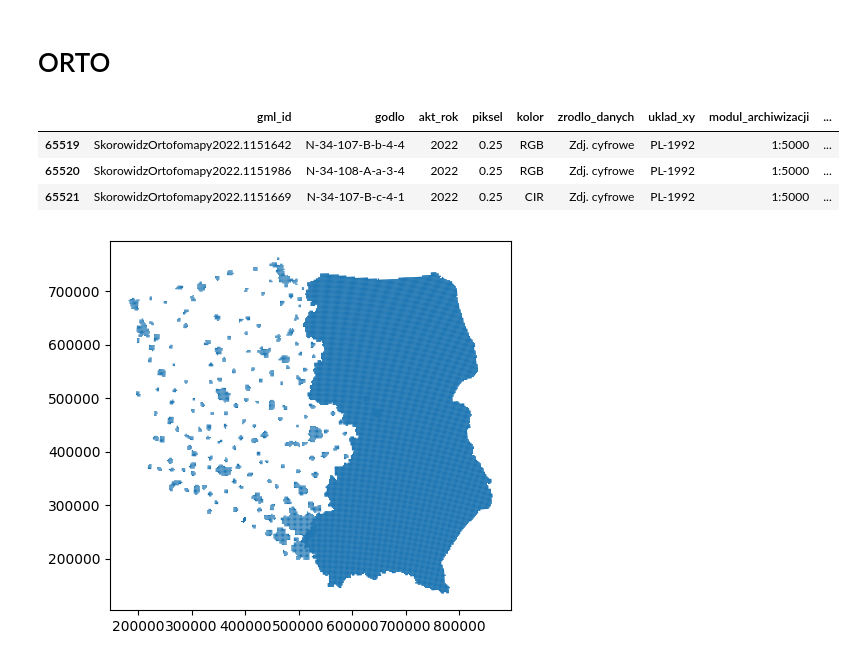
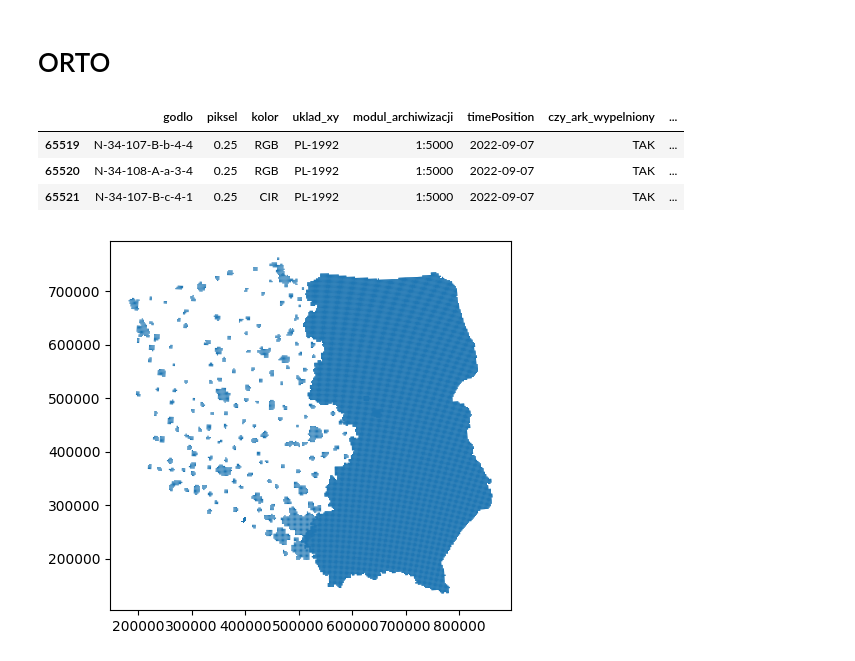
Before and after one commit to krz144/SISS, a Jupyter notebook: orto_bdot_meta.ipynb, the cells around one changed output. Cells and saved outputs as stored; diff of their text form; code cells hidden in the pictures.

Commit message:
metadata dataframes

```diff
--- a/orto_bdot_meta.ipynb
+++ b/orto_bdot_meta.ipynb
@@ -28,23 +28,22 @@ orto = {
 2018: gpd.read_file(f_o2018),
 }
 
-# zamiana typu daty zrobienia zdjęcia (?) na datetime
 for year in orto.keys():
+    # pozbycie się niepotrzebnych kolumn
+    orto[year].drop(columns=['gml_id','nr_zglosz', 'akt_rok', 'zrodlo_danych'], inplace=True)
+    # zamiana typu daty zrobienia zdjęcia (?) na datetime
     orto[year]['timePosition'] = pd.to_datetime(orto[year]['timePosition'])
 # %%
 # robię testy dla wybranego roku. Przerobione: 2022...
 wybrany_df = orto[2022]
 # %%
-# pozbycie się niepotrzebnych kolumn
-wybrany_df.drop(columns=['nr_zglosz'], inplace=True)
-
 # wyświetlenie jakie dane mamy
 wybrany_df.tail(3)
 # %% [output]
-|  | gml_id | godlo | akt_rok | piksel | kolor | zrodlo_danych | uklad_xy | modul_archiwizacji | ... |
-| 65519 | SkorowidzOrtofomapy2022.1151642 | N-34-107-B-b-4-4 | 2022 | 0.25 | RGB | Zdj. cyfrowe | PL-1992 | 1:5000 | ... |
-| 65520 | SkorowidzOrtofomapy2022.1151986 | N-34-108-A-a-3-4 | 2022 | 0.25 | RGB | Zdj. cyfrowe | PL-1992 | 1:5000 | ... |
-| 65521 | SkorowidzOrtofomapy2022.1151669 | N-34-107-B-c-4-1 | 2022 | 0.25 | CIR | Zdj. cyfrowe | PL-1992 | 1:5000 | ... |
+|  | godlo | piksel | kolor | uklad_xy | modul_archiwizacji | timePosition | czy_ark_wypelniony | ... |
+| 65519 | N-34-107-B-b-4-4 | 0.25 | RGB | PL-1992 | 1:5000 | 2022-09-07 | TAK | ... |
+| 65520 | N-34-108-A-a-3-4 | 0.25 | RGB | PL-1992 | 1:5000 | 2022-09-07 | TAK | ... |
+| 65521 | N-34-107-B-c-4-1 | 0.25 | CIR | PL-1992 | 1:5000 | 2022-09-07 | TAK | ... |
 # %%
 # wizualizacja poligonów reprezentujących arkusze ortofotomapy
 wybrany_df.plot()
```
Also changed, not shown: parts of 7 cells of this notebook, 1 other file.
